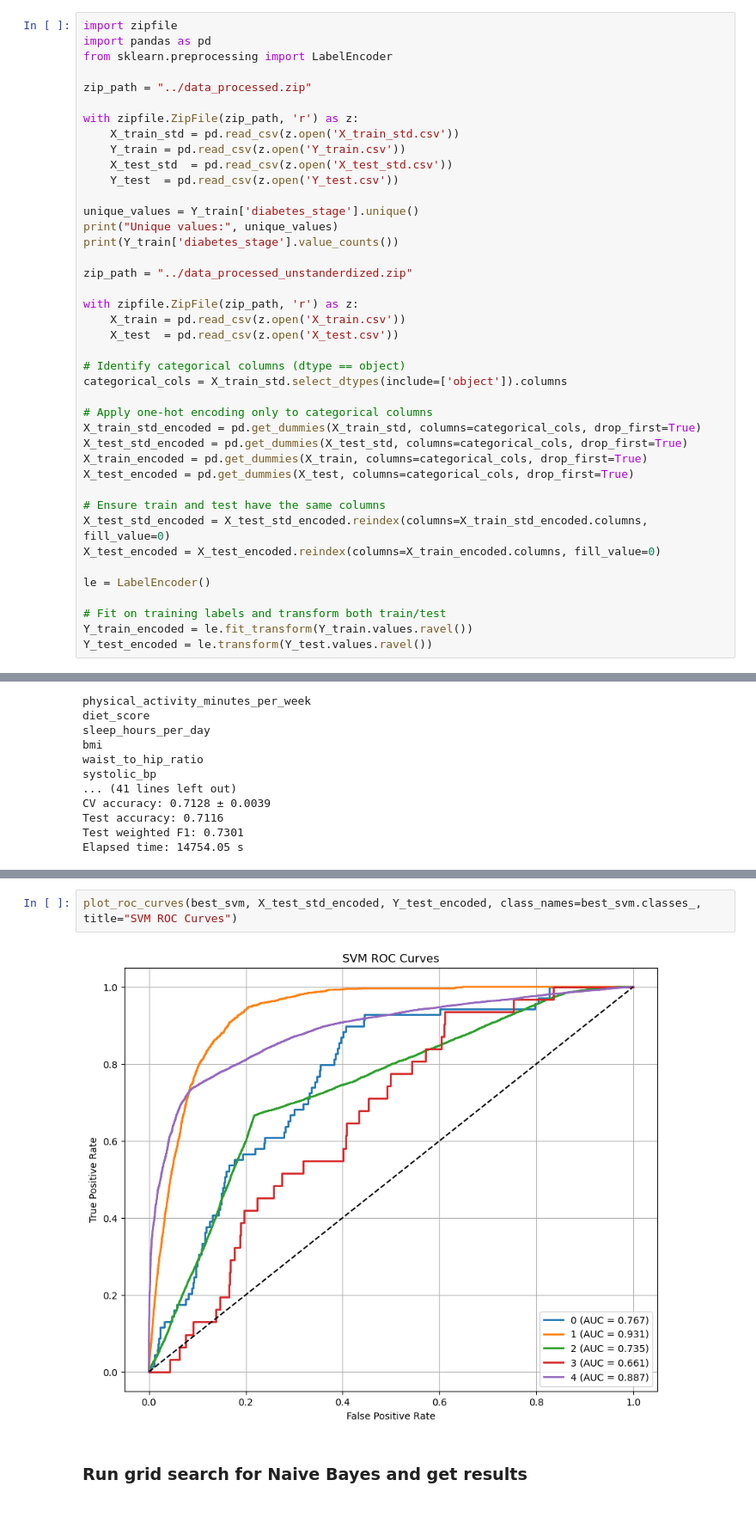
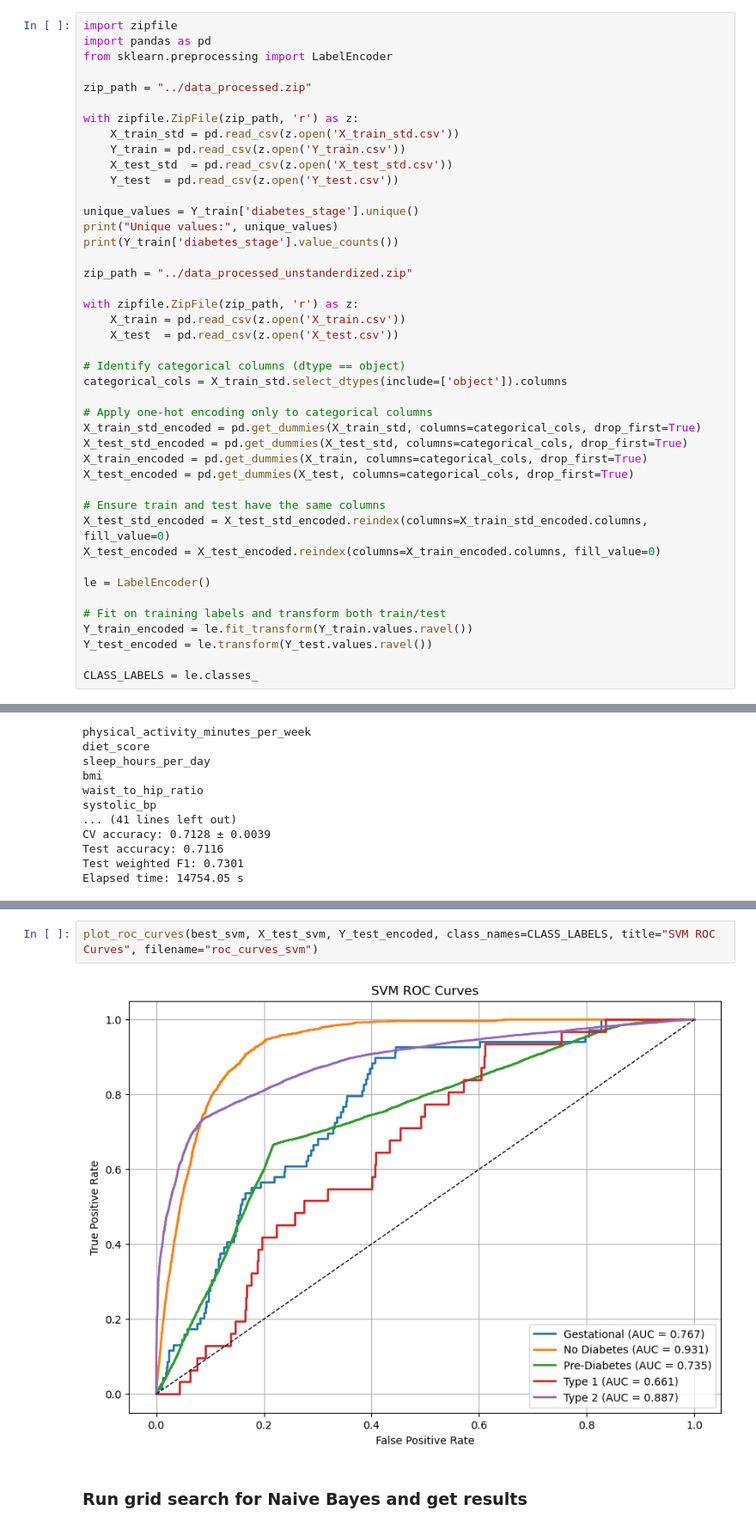
Before and after one commit to DinoAFT/Classification---Predicting-Diabetes-Stage, a Jupyter notebook: svm_and_bayes/svm_and_bayes.ipynb, the cells around one changed output, grey strips where cells are left out. Shown at 86% size. Cells and saved outputs as stored; diff of their text form.

```diff
--- a/svm_and_bayes/svm_and_bayes.ipynb
+++ b/svm_and_bayes/svm_and_bayes.ipynb
@@ -43,6 +43,8 @@ le = LabelEncoder()
 # Fit on training labels and transform both train/test
 Y_train_encoded = le.fit_transform(Y_train.values.ravel())
 Y_test_encoded = le.transform(Y_test.values.ravel())
+
+CLASS_LABELS = le.classes_
 # %% [output]
 Unique values: ['Type 2' 'Pre-Diabetes' 'No Diabetes' 'Gestational' 'Type 1']
 diabetes_stage
@@ -241,7 +319,7 @@ plot_confusion_matrix(best_svm, X_test_std_encoded, Y_test_encoded, labels=best_
 # %%
-plot_roc_curves(best_svm, X_test_std_encoded, Y_test_encoded, class_names=best_svm.classes_, title="SVM ROC Curves")
+plot_roc_curves(best_svm, X_test_svm, Y_test_encoded, class_names=CLASS_LABELS, title="SVM ROC Curves", filename="roc_curves_svm")
 # %% [output]
-[figure, old version]
+[figure, new version]
 # %% [markdown]
 ### Run grid search for Naive Bayes and get results
 # %%
```
Also changed, not shown: parts of 6 cells of this notebook, 5 other files.
